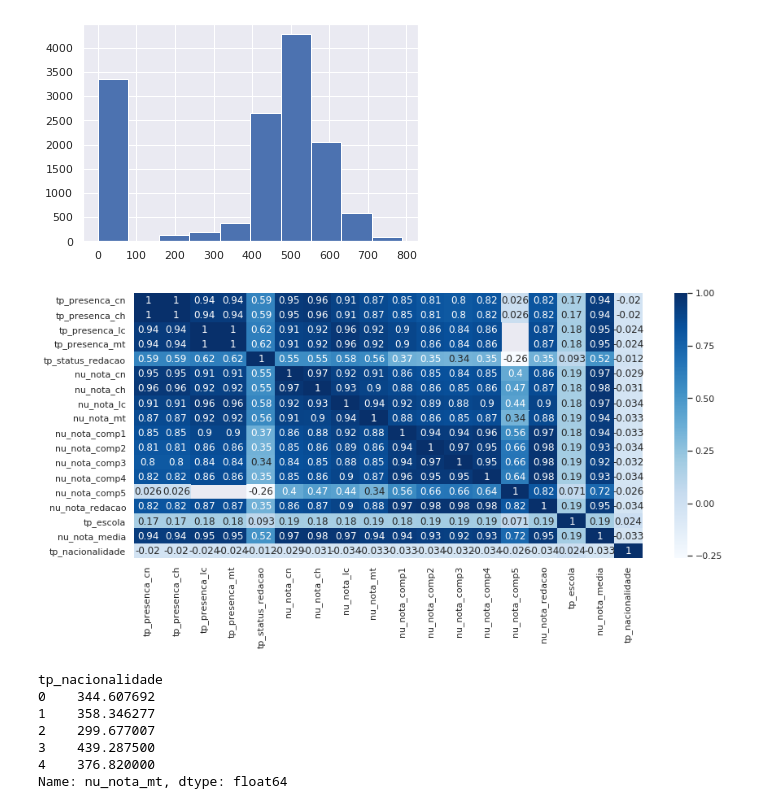
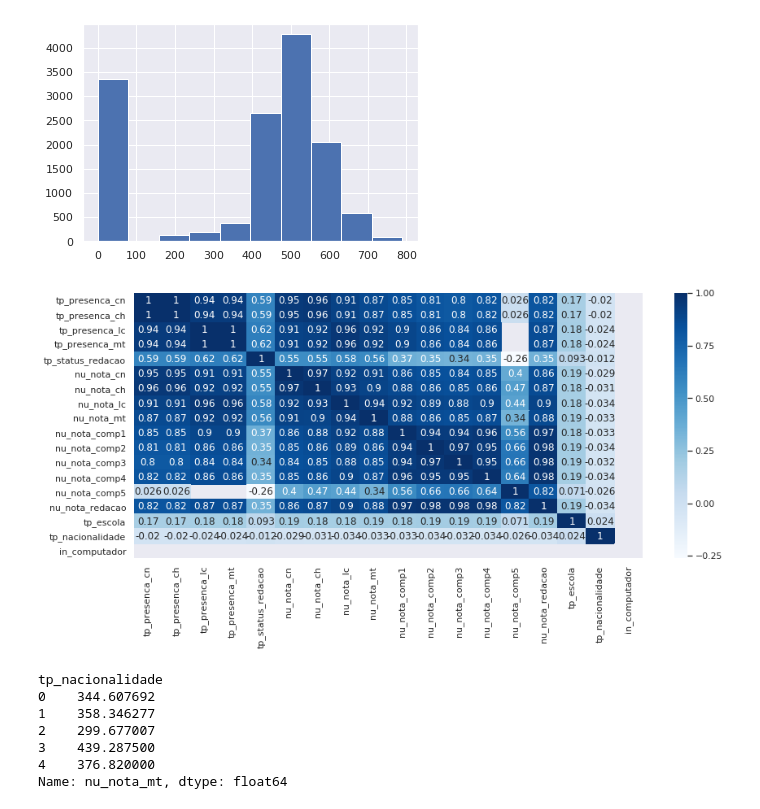
Before and after one commit to johnnessantos/codenation, a Jupyter notebook: enem-2/main.ipynb, the cells around one changed output. Drawn from its saved outputs; the diff is of its cells as text; code cells hidden in the pictures.

```diff
--- a/enem-2/main.ipynb
+++ b/enem-2/main.ipynb
@@ -144,13 +134,14 @@ dados.nu_nota_media.hist()
 # %%
 plt.figure(figsize=(14, 6))
 ax = sns.heatmap(dados[['tp_presenca_cn', 'tp_presenca_ch', 'tp_presenca_lc',
        'tp_presenca_mt', 'tp_status_redacao','nu_nota_cn', 'nu_nota_ch', 'nu_nota_lc', 'nu_nota_mt',
        'nu_nota_comp1', 'nu_nota_comp2', 'nu_nota_comp3', 'nu_nota_comp4',
-       'nu_nota_comp5', 'nu_nota_redacao', 'tp_escola', 'nu_nota_media', 'tp_nacionalidade']].corr(), annot=True, cmap='Blues')
+       'nu_nota_comp5', 'nu_nota_redacao', 'tp_escola', 'tp_nacionalidade',
+                        'in_computador']].corr(), annot=True, cmap='Blues')
 
 plt.show()
 # %% [output]
-[figure, old version]
+[figure, new version]
 # %%
 dados.groupby(by=['tp_nacionalidade']).nu_nota_mt.mean()
 # %% [output]
```
Also changed, not shown: parts of 2 cells of this notebook, 3 other files.
